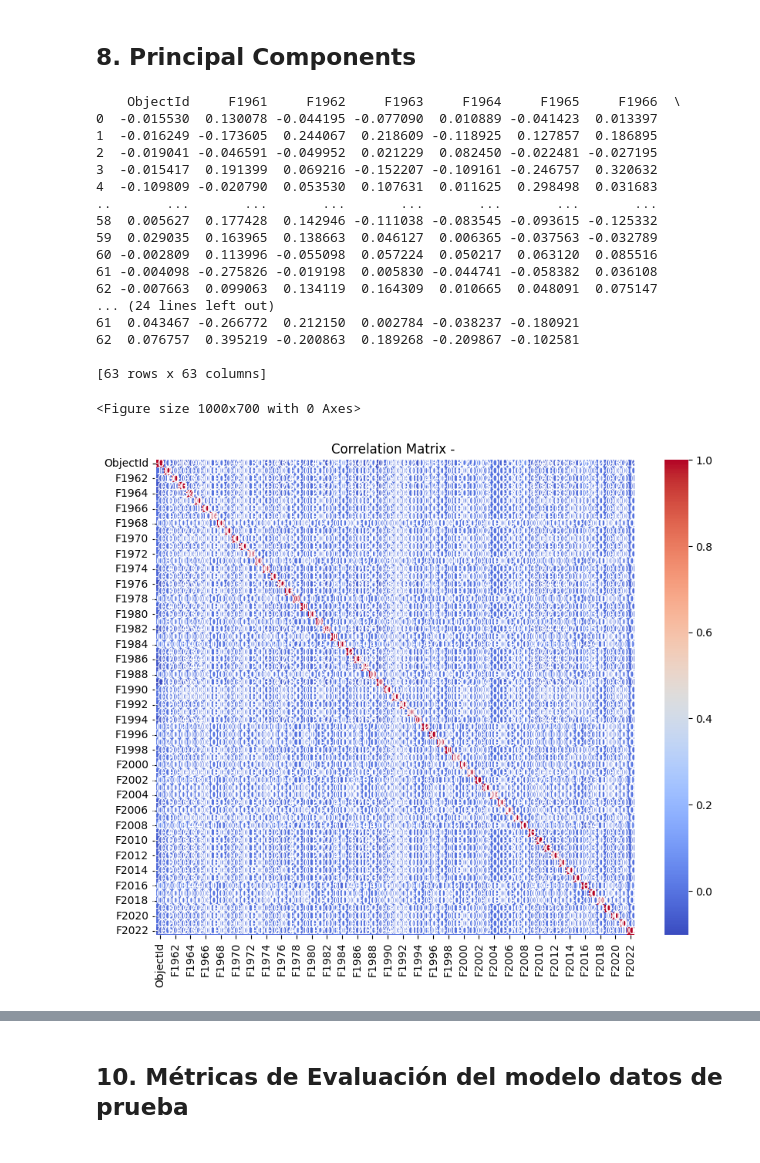
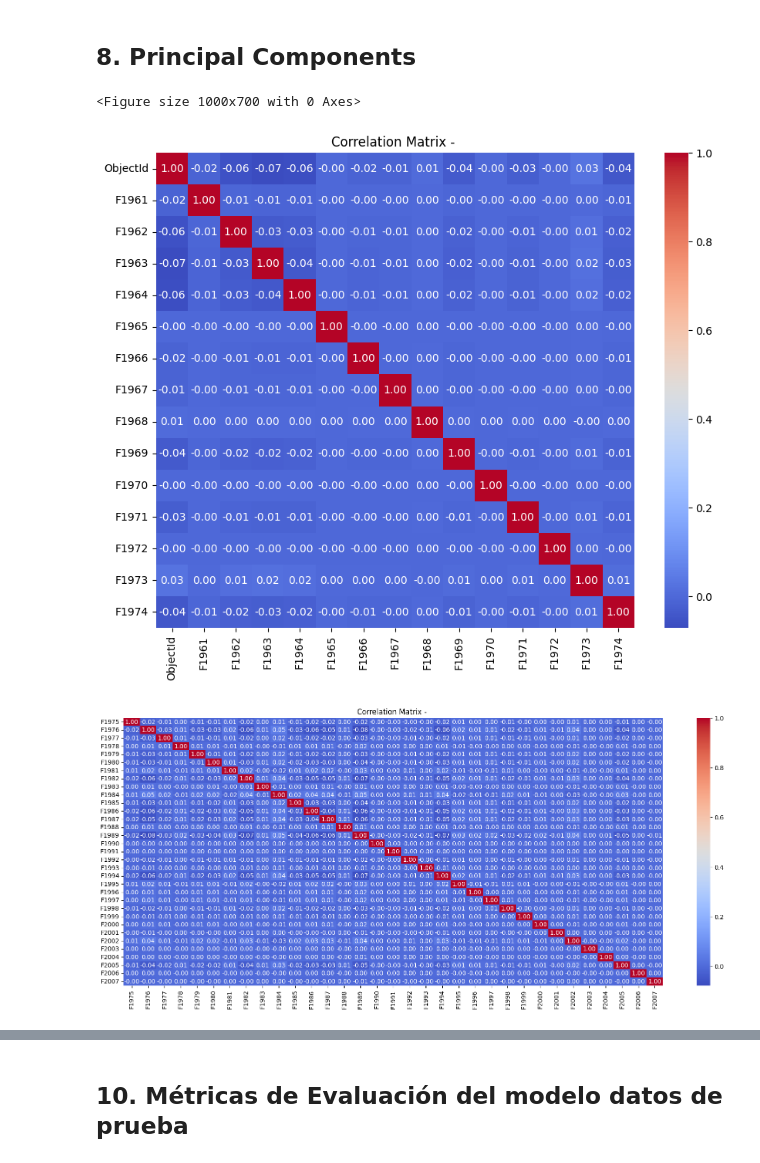
Before and after one commit to MarcosFierros/Practica3_AEM, a Jupyter notebook: pca.ipynb, the cells around one changed output, grey strips where cells are left out. Drawn from its saved outputs; the diff is of its cells as text; code cells hidden in the pictures.

```diff
--- a/pca.ipynb
+++ b/pca.ipynb
@@ -134,35 +187,36 @@ Variables de mayor aporte para los primeros componentes: {'PCA1': ['F2008', 'F20
 ## 8. Principal Components
 # %%
 pca_data=pca.transform(scaled_data)
-print(pca_score)
 plt.figure(figsize=(10, 7))
 
 # Graficar los puntos, diferenciando las clases
 plt.figure(figsize=(10,8))
-sns.heatmap(pca_score.corr(),
+sns.heatmap(pca_score.corr().iloc[:15,:15],
     annot=True,
     cmap='coolwarm',
     fmt=".2f"
 )
 plt.title("Correlation Matrix - ")
 plt.show()
+
+plt.figure(figsize=(20,8))
+sns.heatmap(pca_score.corr().iloc[15:-15,15:-15],
+    annot=True,
+    cmap='coolwarm',
+    fmt=".2f"
+)
+plt.title("Correlation Matrix - ")
+plt.show()
+
+plt.figure(figsize=(10,8))
+sns.heatmap(pca_score.corr().iloc[-15:,-15:],
+    annot=True,
+    cmap='coolwarm',
+    fmt=".2f"
+)
+plt.title("Correlation Matrix - ")
+plt.show()
 # %% [output]
-    ObjectId     F1961     F1962     F1963     F1964     F1965     F1966  \
-0  -0.015530  0.130078 -0.044195 -0.077090  0.010889 -0.041423  0.013397
-1  -0.016249 -0.173605  0.244067  0.218609 -0.118925  0.127857  0.186895
-2  -0.019041 -0.046591 -0.049952  0.021229  0.082450 -0.022481 -0.027195
-3  -0.015417  0.191399  0.069216 -0.152207 -0.109161 -0.246757  0.320632
-4  -0.109809 -0.020790  0.053530  0.107631  0.011625  0.298498  0.031683
-..       ...       ...       ...       ...       ...       ...       ...
-58  0.005627  0.177428  0.142946 -0.111038 -0.083545 -0.093615 -0.125332
-59  0.029035  0.163965  0.138663  0.046127  0.006365 -0.037563 -0.032789
-60 -0.002809  0.113996 -0.055098  0.057224  0.050217  0.063120  0.085516
-61 -0.004098 -0.275826 -0.019198  0.005830 -0.044741 -0.058382  0.036108
-62 -0.007663  0.099063  0.134119  0.164309  0.010665  0.048091  0.075147
-... (24 lines left out)
-61  0.043467 -0.266772  0.212150  0.002784 -0.038237 -0.180921
-62  0.076757  0.395219 -0.200863  0.189268 -0.209867 -0.102581
-
-[63 rows x 63 columns]
+<Figure size 1000x700 with 0 Axes>
-<Figure size 1000x700 with 0 Axes>
-[figure, old version]
+[figure, new version]
+[figure, added]
```
Also changed, not shown: parts of 3 cells of this notebook.
